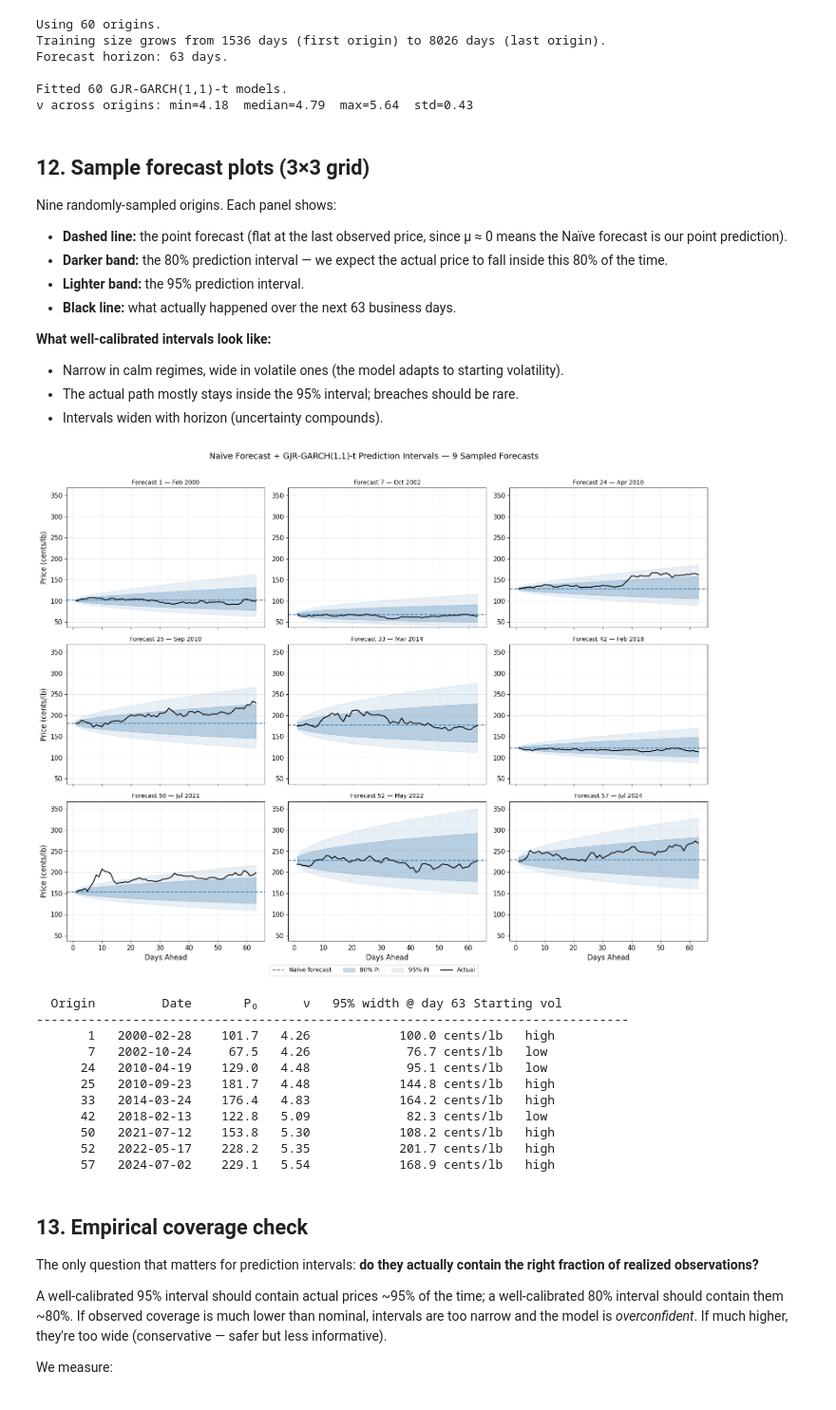
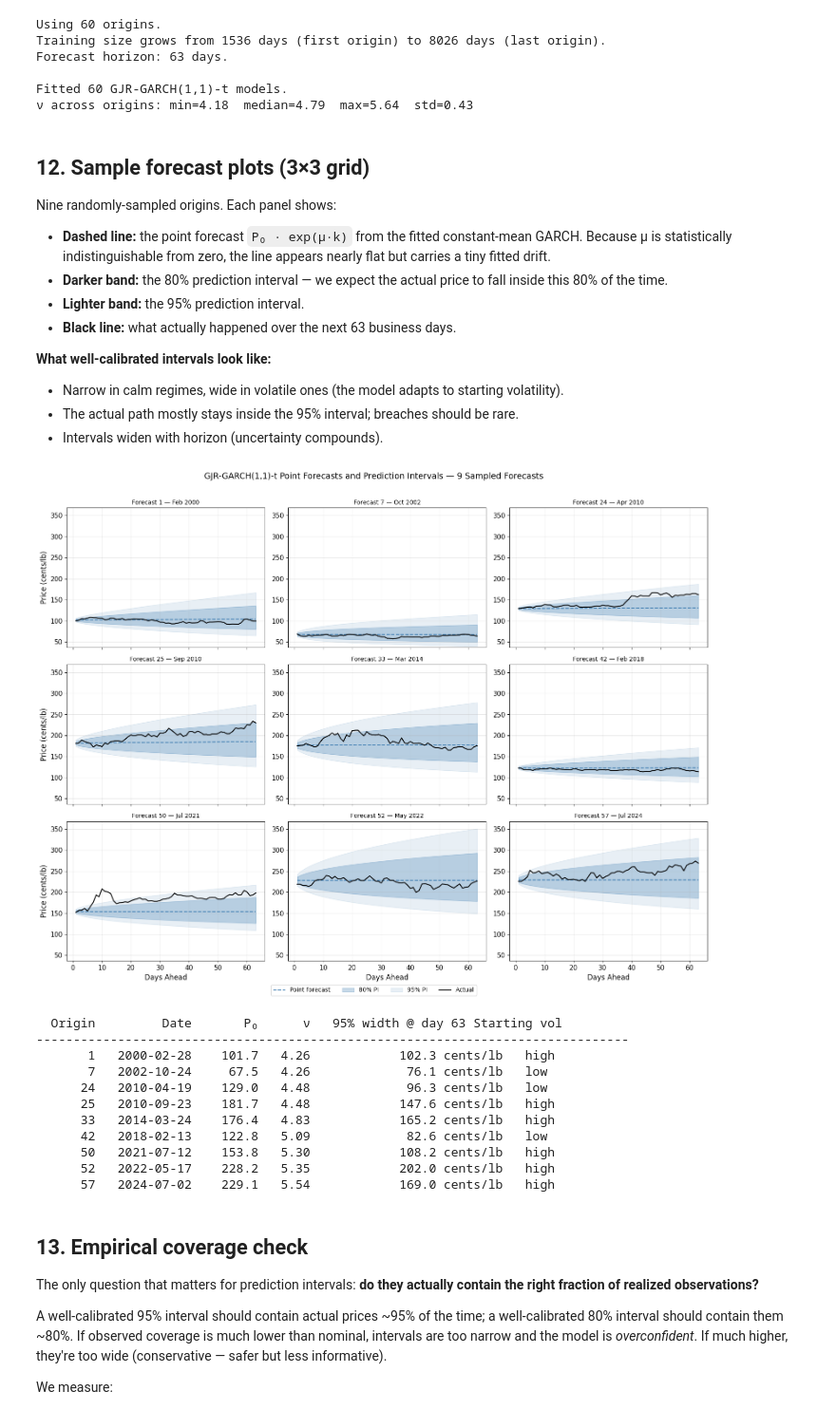
Before and after one commit to F5F0A0/coffee-futures-forecasting-model, a Jupyter notebook: notebooks/04_deployment.ipynb, the cells around one changed output. Shown at 95% size. Saved outputs shown, nothing was run; the diff lists cells and outputs as text; code cells hidden in the pictures.

```diff
--- a/notebooks/04_deployment.ipynb
+++ b/notebooks/04_deployment.ipynb
@@ -767,24 +770,30 @@ for i, a in enumerate(anchors):
     cum_var = np.cumsum(var_fcast)
 
     nu_local = fit_local.params["nu"]
+    mu_local = fit_local.params["mu"] / 100.0   # per-day drift in log-returns
     p0 = ctx_prices.iloc[-1]
+    horizons_local = np.arange(1, HORIZON + 1)
+    drift_local = mu_local * horizons_local
+    point_local = p0 * np.exp(drift_local)
 
     origin_info = {
         "origin_id": i + 1,
         "origin_date": ctx_prices.index[-1],
         "p0": p0,
+        "point": point_local,
         "actual": actual.values,
         "actual_dates": actual.index,
         "cum_var": cum_var,
         "nu": nu_local,
+        "mu": mu_local,
         "n_train": len(ctx_log_ret),
     }
 
     for alpha in ALPHA_BANDS:
         q = std_t_ppf(1 - alpha / 2, nu_local)
         spread = q * np.sqrt(cum_var)
-        origin_info[f"upper_{int((1 - alpha) * 100)}"] = p0 * np.exp(spread)
-        origin_info[f"lower_{int((1 - alpha) * 100)}"] = p0 * np.exp(-spread)
+        origin_info[f"upper_{int((1 - alpha) * 100)}"] = p0 * np.exp(drift_local + spread)
+        origin_info[f"lower_{int((1 - alpha) * 100)}"] = p0 * np.exp(drift_local - spread)
 
     band_results.append(origin_info)
 
@@ -805,8 +814,9 @@ Fitted 60 GJR-GARCH(1,1)-t models.
 ## 12. Sample forecast plots (3×3 grid)
 
 Nine randomly-sampled origins. Each panel shows:
-- **Dashed line:** the point forecast (flat at the last observed price,
-  since μ ≈ 0 means the Naïve forecast is our point prediction).
+- **Dashed line:** the point forecast `P₀ · exp(μ·k)` from the fitted
+  constant-mean GARCH. Because μ is statistically indistinguishable from
+  zero, the line appears nearly flat but carries a tiny fitted drift.
 - **Darker band:** the 80% prediction interval — we expect the actual
   price to fall inside this 80% of the time.
 - **Lighter band:** the 95% prediction interval.
@@ -830,7 +840,7 @@ y_min, y_max = all_prices.min() * 0.95, all_prices.max() * 1.05
 
 fig, axes = plt.subplots(3, 3, figsize=(16, 12), sharex=True)
 fig.suptitle(
-    "Naïve Forecast + GJR-GARCH(1,1)-t Prediction Intervals — 9 Sampled Forecasts",
+    "GJR-GARCH(1,1)-t Point Forecasts and Prediction Intervals — 9 Sampled Forecasts",
     fontsize=14,
     y=1.01,
 )
@@ -838,8 +848,7 @@ fig.suptitle(
 steps = np.arange(1, HORIZON + 1)
 
 for ax, s in zip(axes.flat, sample):
-    p0 = s["p0"]
-    ax.axhline(p0, color="steelblue", ls="--", lw=1.5, label="Naïve forecast")
+    ax.plot(steps, s["point"], color="steelblue", ls="--", lw=1.5, label="Point forecast")
     ax.fill_between(
         steps, s["lower_80"], s["upper_80"], color="steelblue", alpha=0.3, label="80% PI"
     )
@@ -848,45 +857,45 @@ for ax, s in zip(axes.flat, sample):
     )
     ax.plot(steps, s["actual"], color="black", lw=1.5, label="Actual")
     date_str = s["origin_date"].strftime("%b %Y")
     ax.set_title(f"Forecast {s['origin_id']} — {date_str}", fontsize=10)
     ax.set_ylim(y_min, y_max)
     ax.grid(alpha=0.3)
 
 for ax in axes[-1]:
     ax.set_xlabel("Days Ahead")
 for ax in axes[:, 0]:
     ax.set_ylabel("Price (cents/lb)")
 
 handles, labels = axes[0, 0].get_legend_handles_labels()
 fig.legend(handles, labels, loc="lower center", ncol=4, fontsize=10, bbox_to_anchor=(0.5, -0.02))
 
 plt.tight_layout()
 plt.show()
 
 median_width = np.median([b["upper_95"][-1] - b["lower_95"][-1] for b in band_results])
 print(f"{'Origin':>8} {'Date':>12} {'P₀':>8} {'ν':>6} {'95% width @ day 63':>20} {'Starting vol'}")
 print("-" * 80)
 for s in sample:
     width = s["upper_95"][-1] - s["lower_95"][-1]
     date_str = s["origin_date"].strftime("%Y-%m-%d")
     label = "high" if width > median_width else "low"
     print(
         f"{s['origin_id']:>8} {date_str:>12} {s['p0']:>8.1f} {s['nu']:>6.2f} "
         f"{width:>16.1f} cents/lb   {label}"
     )
 # %% [output]
-[figure, old version]
+[figure, new version]
   Origin         Date       P₀      ν   95% width @ day 63 Starting vol
 --------------------------------------------------------------------------------
-       1   2000-02-28    101.7   4.26            100.0 cents/lb   high
-       7   2002-10-24     67.5   4.26             76.7 cents/lb   low
-      24   2010-04-19    129.0   4.48             95.1 cents/lb   low
-      25   2010-09-23    181.7   4.48            144.8 cents/lb   high
-      33   2014-03-24    176.4   4.83            164.2 cents/lb   high
-      42   2018-02-13    122.8   5.09             82.3 cents/lb   low
+       1   2000-02-28    101.7   4.26            102.3 cents/lb   high
+       7   2002-10-24     67.5   4.26             76.1 cents/lb   low
+      24   2010-04-19    129.0   4.48             96.3 cents/lb   low
+      25   2010-09-23    181.7   4.48            147.6 cents/lb   high
+      33   2014-03-24    176.4   4.83            165.2 cents/lb   high
+      42   2018-02-13    122.8   5.09             82.6 cents/lb   low
       50   2021-07-12    153.8   5.30            108.2 cents/lb   high
-      52   2022-05-17    228.2   5.35            201.7 cents/lb   high
-      57   2024-07-02    229.1   5.54            168.9 cents/lb   high
+      52   2022-05-17    228.2   5.35            202.0 cents/lb   high
+      57   2024-07-02    229.1   5.54            169.0 cents/lb   high
 # %% [markdown]
 ## 13. Empirical coverage check
 
```
Also changed, not shown: parts of 7 cells of this notebook, 2 other files.
